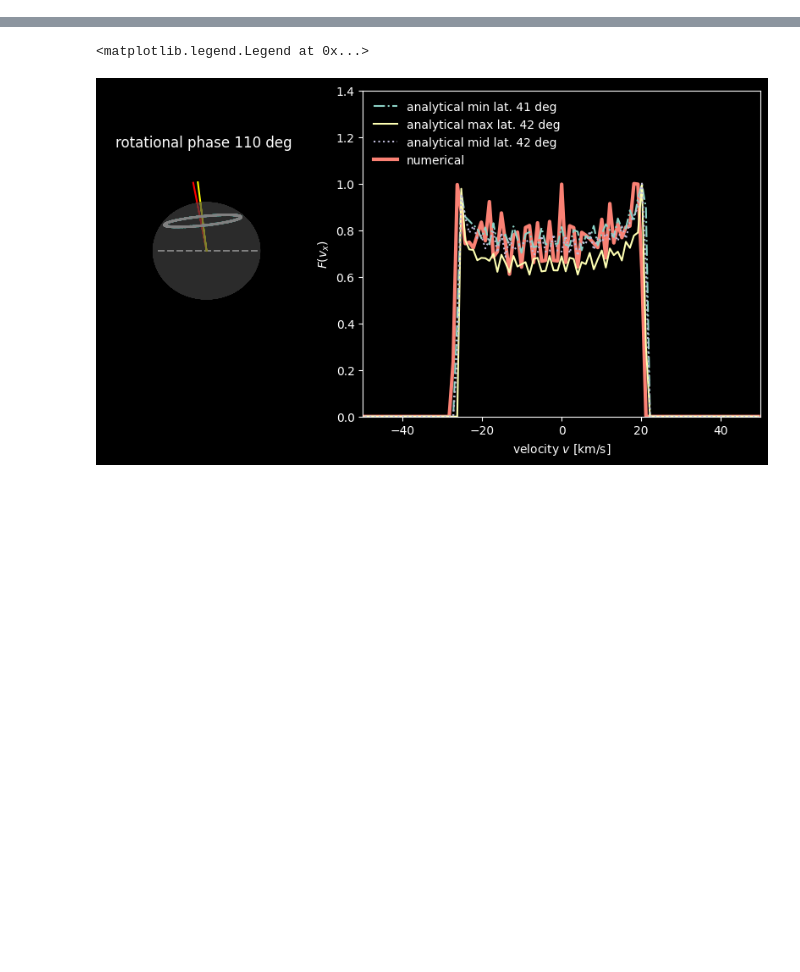
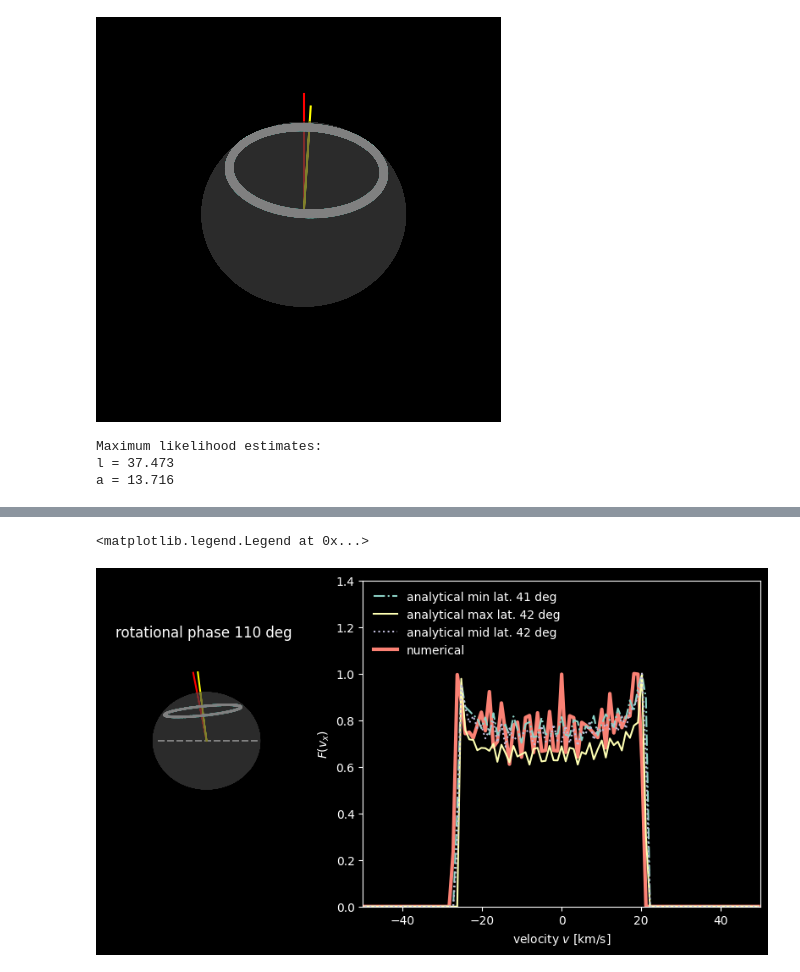
Before and after one commit to ekaterinailin/2023_10_Oblique_Ring, a Jupyter notebook: simple_calcs.ipynb, the cells around one changed output, grey strips where cells are left out. Drawn from its saved outputs; the diff is of its cells as text; code cells hidden in the pictures; blank space fills up the shorter version.

```diff
--- a/simple_calcs.ipynb
+++ b/simple_calcs.ipynb
@@ -232,0 +83,12 @@ plt.legend()
+# %%
+fig = plt.figure(figsize=(10, 5))
+spec = fig.add_gridspec(ncols=1, nrows=1)
+
+ax = fig.add_subplot(spec[0, 0], projection='3d')
+ax.set_axis_off()
+
+ring.plot_sphere_with_auroral_ring(ax, alpha)
+
+ring.plot_layout_sphere(ax, view="observer front")
+# %% [output]
+[figure, added]
@@ -232,0 +101,18 @@ plt.legend()
+# %%
+from scipy.optimize import minimize
+
+nll = lambda *args: -log_likelihood(*args)
+initial = np.array([ring.latitude, alpha]) + 0.1 * np.random.randn(2)
+soln = minimize(nll, initial, args=(ring.v_bins, flux_numerical, flux_err, ring.phi,
+                                    ring.omega, ring.Rstar, ring.i_rot, ring.i_mag))
+l, a = soln.x
+
+print("Maximum likelihood estimates:")
+# print("r = {0:.3f}".format(r*180/np.pi))
+# print("m = {0:.3f}".format(m*180/np.pi))
+print("l = {0:.3f}".format(l*180/np.pi))
+print("a = {0:.3f}".format(a*180/np.pi))
+# %% [output]
+Maximum likelihood estimates:
+l = 37.473
+a = 13.716
```
Also changed, not shown: parts of 12 cells of this notebook, 4 other files.
